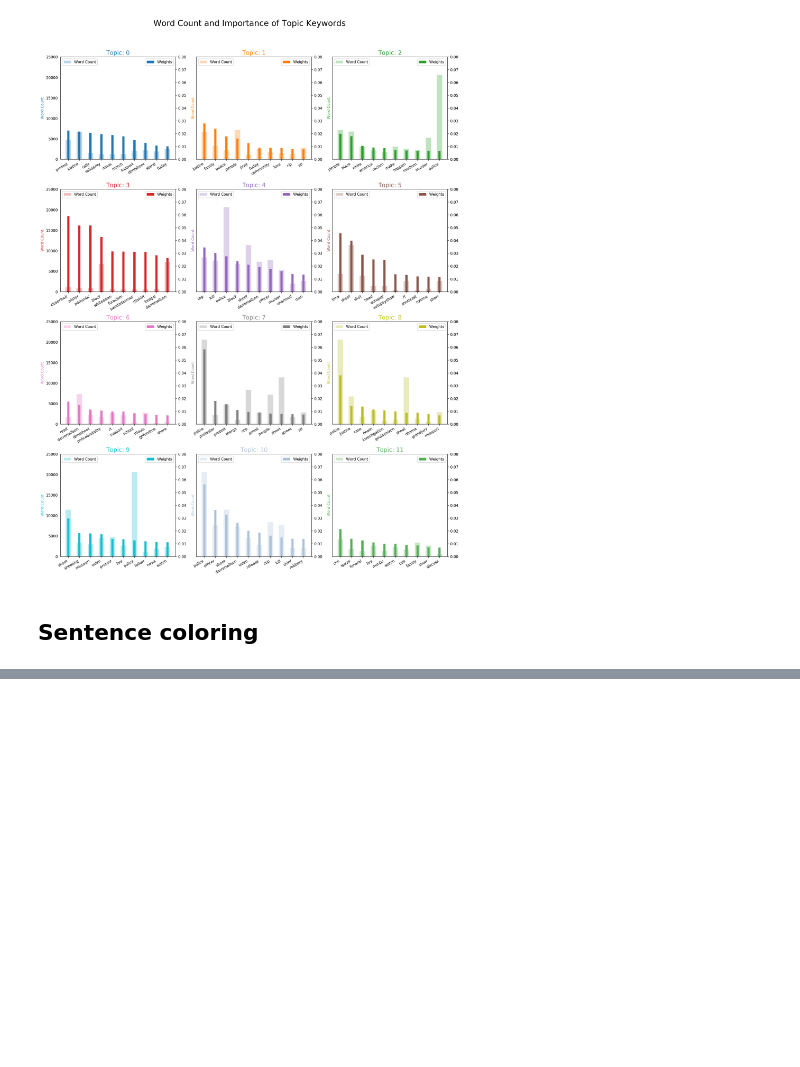
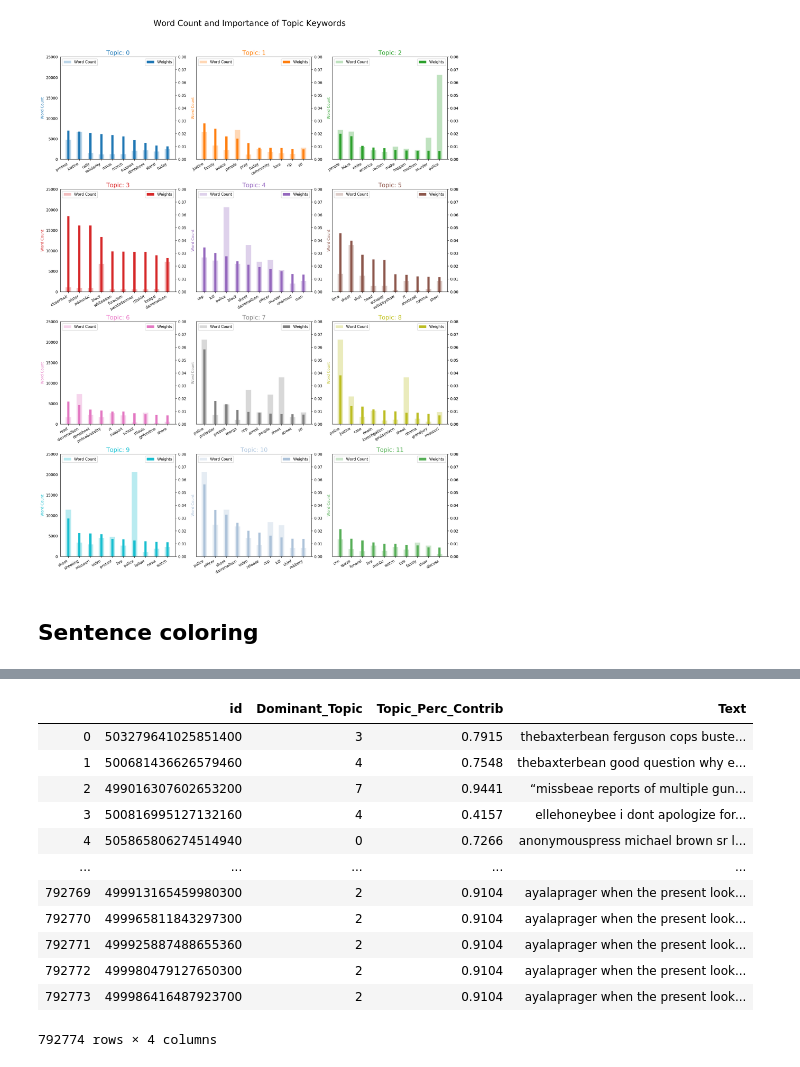
Before and after one commit to opardo/BlackLivesMatter, a Jupyter notebook: TopicModeling/get_topics_ferguson_mikebrown.ipynb, the cells around one changed output, grey strips where cells are left out. Saved outputs shown, nothing was run; the diff lists cells and outputs as text; code cells hidden in the pictures; blank space fills up the shorter version.

Commit message:
Create table asigning topic and confidence per tweet. Parallelized the prediction to improve performance.

```diff
--- a/TopicModeling/get_topics_ferguson_mikebrown.ipynb
+++ b/TopicModeling/get_topics_ferguson_mikebrown.ipynb
@@ -376,12 +376,21 @@ def create_corpus(data):
     return(corpus)
 
 
+import multiprocessing
 def format_topics_sentences(ldamodel, corpus, texts):
     # Init output
     sent_topics_df = pd.DataFrame()
     words = list(sent_to_words(texts))
 
-    dom_topics_list = [get_dominant_topic(topics) for topics in list(ldamodel[corpus])]
+    try:
+        cpus = multiprocessing.cpu_count()
+    except NotImplementedError:
+        cpus = 7   # arbitrary default
+
+    pool = multiprocessing.Pool(processes=cpus)
+    dom_topics_list = pool.map(get_dominant_topic, list(ldamodel[corpus]))
+    pool.close()
+
     df_dominant_topic = pd.DataFrame(dom_topics_list)
 
     # Add original text to the end of the output
@@ -686,0 +720,24 @@ sentences_chart()
+# %%
+data_pred = list(df_pred['full_text'])
+ids_pred = list(df_pred['id'])
+# %%
+corpus_pred = create_corpus(data_pred)
+df_topic_pred = format_topics_sentences(optimal_model, corpus_pred, data_pred)
+df_topic_pred['id'] = ids_pred
+df_topic_pred = df_topic_pred[['id', 'Dominant_Topic', 'Topic_Perc_Contrib', 'Text']]
+# %%
+df_topic_pred
+# %% [output]
+|  | id | Dominant_Topic | Topic_Perc_Contrib | Text |
+| 0 | 503279641025851400 | 3 | 0.7915 | thebaxterbean ferguson cops buste... |
+| 1 | 500681436626579460 | 4 | 0.7548 | thebaxterbean good question why e... |
+| 2 | 499016307602653200 | 7 | 0.9441 | “missbeae reports of multiple gun... |
+| 3 | 500816995127132160 | 4 | 0.4157 | ellehoneybee i dont apologize for... |
+| 4 | 505865806274514940 | 0 | 0.7266 | anonymouspress michael brown sr l... |
+| ... | ... | ... | ... | ... |
+| 792769 | 499913165459980300 | 2 | 0.9104 | ayalaprager when the present look... |
+| 792770 | 499965811843297300 | 2 | 0.9104 | ayalaprager when the present look... |
+| 792771 | 499925887488655360 | 2 | 0.9104 | ayalaprager when the present look... |
+| 792772 | 499980479127650300 | 2 | 0.9104 | ayalaprager when the present look... |
+| 792773 | 499986416487923700 | 2 | 0.9104 | ayalaprager when the present look... |
+792774 rows × 4 columns
```
Also changed, not shown: parts of 5 cells of this notebook.
